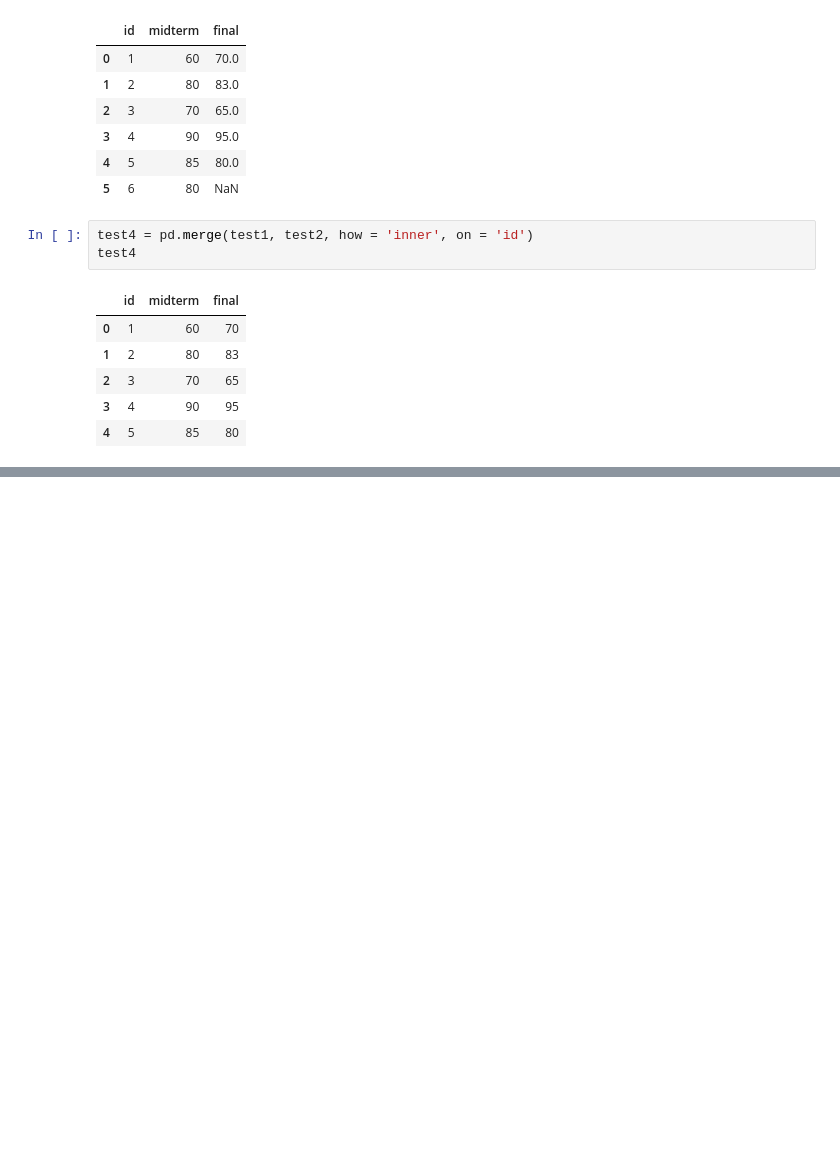
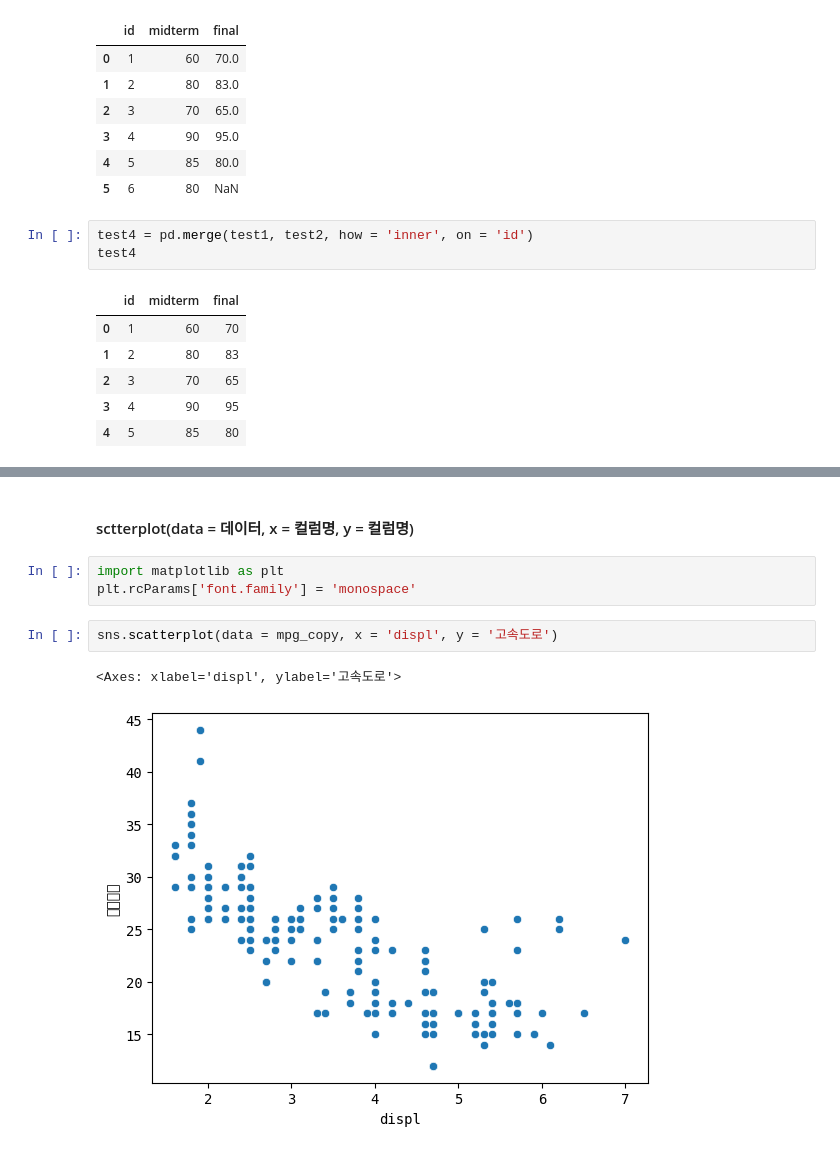
Before and after one commit to Hanjateacherson/SMHRD, a Jupyter notebook: python/03_Pandas_mpg.ipynb, the cells around one changed output, grey strips where cells are left out. Cells and saved outputs as stored; diff of their text form; blank space fills up the shorter version.

```diff
--- a/python/03_Pandas_mpg.ipynb
+++ b/python/03_Pandas_mpg.ipynb
@@ -990,0 +1147,10 @@ test4
+# %% [markdown]
+#### sctterplot(data = 데이터, x = 컬럼명, y = 컬럼명)
+# %%
+import matplotlib as plt
+plt.rcParams['font.family'] = 'monospace'
+# %%
+sns.scatterplot(data = mpg_copy, x = 'displ', y = '고속도로')
+# %% [output]
+<Axes: xlabel='displ', ylabel='고속도로'>
+[figure, added]
```
Also changed, not shown: parts of 36 cells of this notebook.
